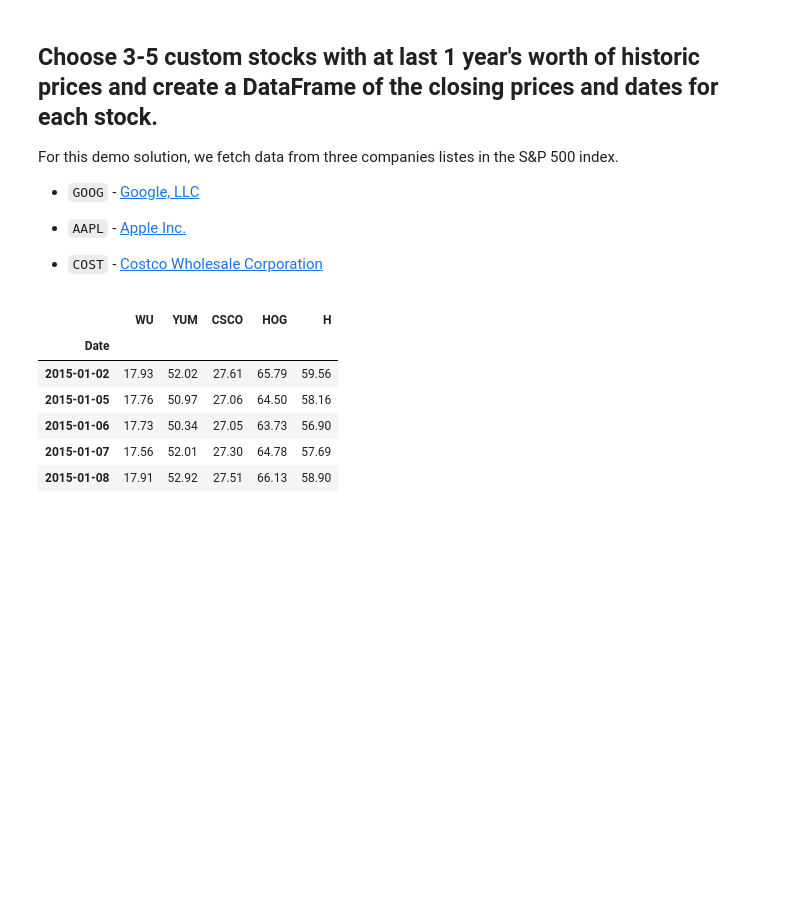
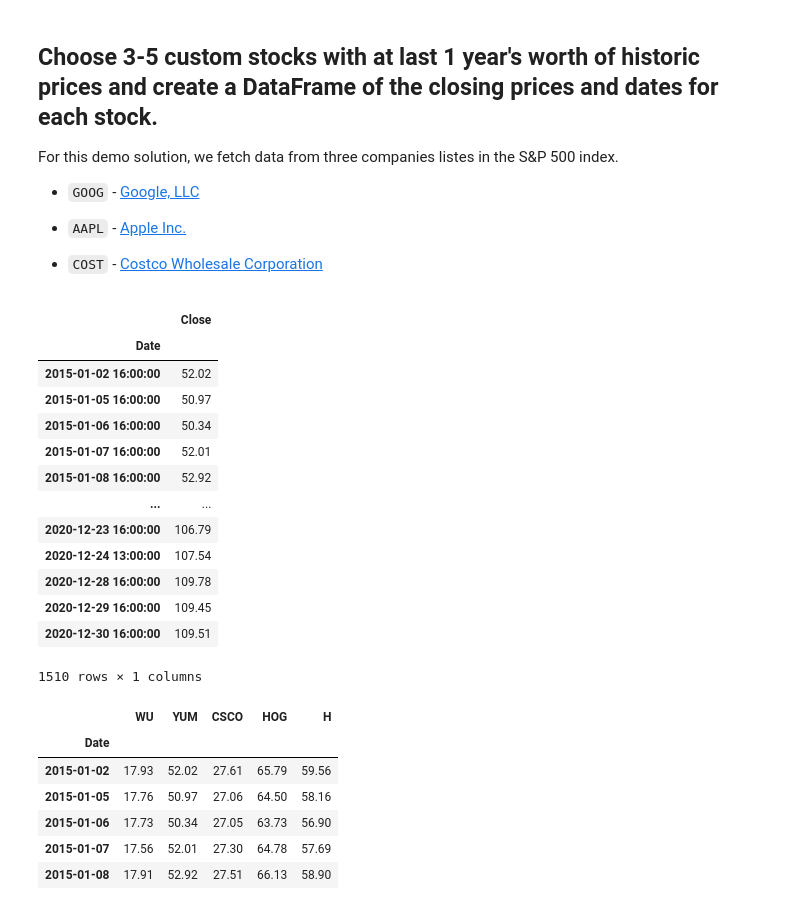
Before and after one commit to wchance/pandas-homework, a Jupyter notebook: whale_analysis.ipynb, the cells around one changed output. Drawn from its saved outputs; the diff is of its cells as text; code cells hidden in the pictures; blank space fills up the shorter version.

```diff
--- a/whale_analysis.ipynb
+++ b/whale_analysis.ipynb
@@ -424,2 +430,19 @@ For this demo solution, we fetch data from three companies listes in the S&P 500
+# %%
+yum_history
+# %% [output]
+|  | Close |
+| Date |  |
+| 2015-01-02 16:00:00 | 52.02 |
+| 2015-01-05 16:00:00 | 50.97 |
+| 2015-01-06 16:00:00 | 50.34 |
+| 2015-01-07 16:00:00 | 52.01 |
+| 2015-01-08 16:00:00 | 52.92 |
+| ... | ... |
+| 2020-12-23 16:00:00 | 106.79 |
+| 2020-12-24 13:00:00 | 107.54 |
+| 2020-12-28 16:00:00 | 109.78 |
+| 2020-12-29 16:00:00 | 109.45 |
+| 2020-12-30 16:00:00 | 109.51 |
+1510 rows × 1 columns
 # %%
 # Reading data from WU stock
```
Also changed, not shown: parts of 6 cells of this notebook.
